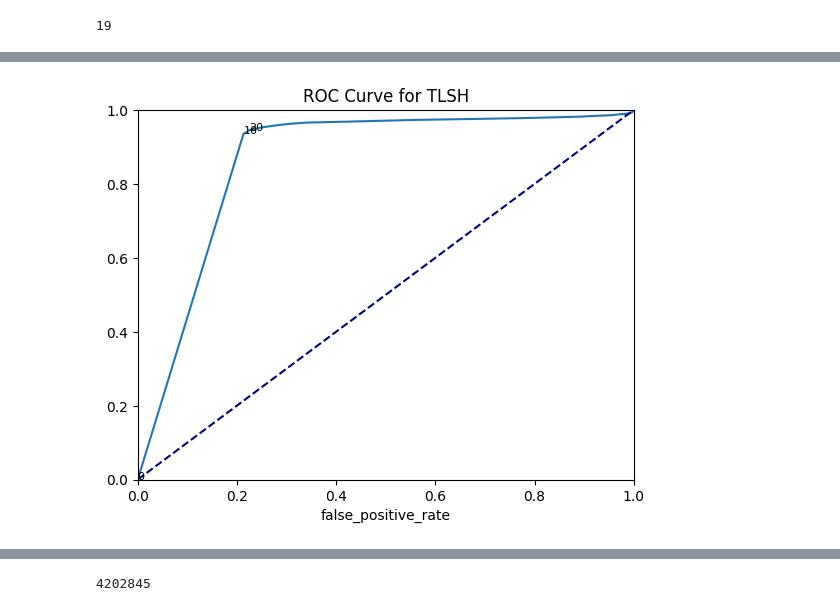
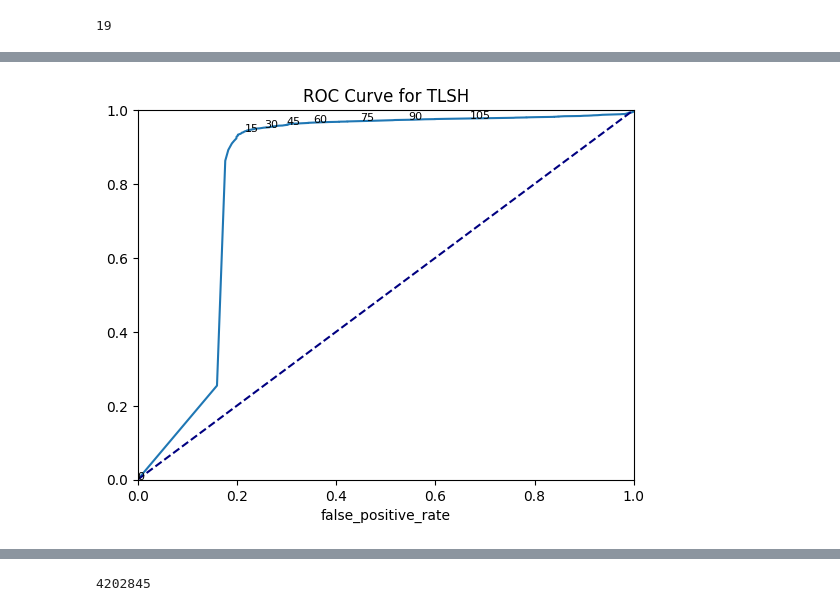
Before and after one commit to edizeqiri/obstkorb, a Jupyter notebook: Testing_Framework/Malware.ipynb, the cells around one changed output, grey strips where cells are left out. Drawn from its saved outputs; the diff is of its cells as text; code cells hidden in the pictures.

```diff
--- a/Testing_Framework/Malware.ipynb
+++ b/Testing_Framework/Malware.ipynb
@@ -185,7 +185,7 @@ def tlsh_thresh(s):
     ssdeep_th = pd.DataFrame(columns=["threshold", "true_positive_rate", "false_positive_rate"])
     comp_to_sci = s[s["Scicore 1"] == False]
     compt_to_malware = s[s["Scicore 2"] == True]
-    for i in range (0,300,10):
+    for i in range (0,300,1):
 
         sci_th = comp_to_sci[comp_to_sci["Diff Score"] < i]
         mal_th = compt_to_malware[compt_to_malware["Diff Score"] < i]
@@ -228,13 +224,13 @@ The optimal Threshold is: 10
 # %%
 p.plot(x="false_positive_rate", y="true_positive_rate", xlim=(0, 1), ylim=(0, 1),title="ROC Curve for TLSH", legend=False)
 plt.plot([0, 1], [0, 1], color='navy', linestyle='--')
-for i in range(0,p.shape[0], 10):
+for i in range(0,p.shape[0] - 1, 15):
     plt.annotate(i, (p["false_positive_rate"][i], p["true_positive_rate"][i]), fontsize=8)
     if i > 100:
         break
 plt.show()
 # %% [output]
-[figure, old version]
+[figure, new version]
 # %%
 print(f'The optimal Threshold is: {(p["true_positive_rate"] - p["false_positive_rate"]).abs().idxmax()}')
 # %% [output]
```
Also changed, not shown: parts of 18 cells of this notebook, 1 other file.
